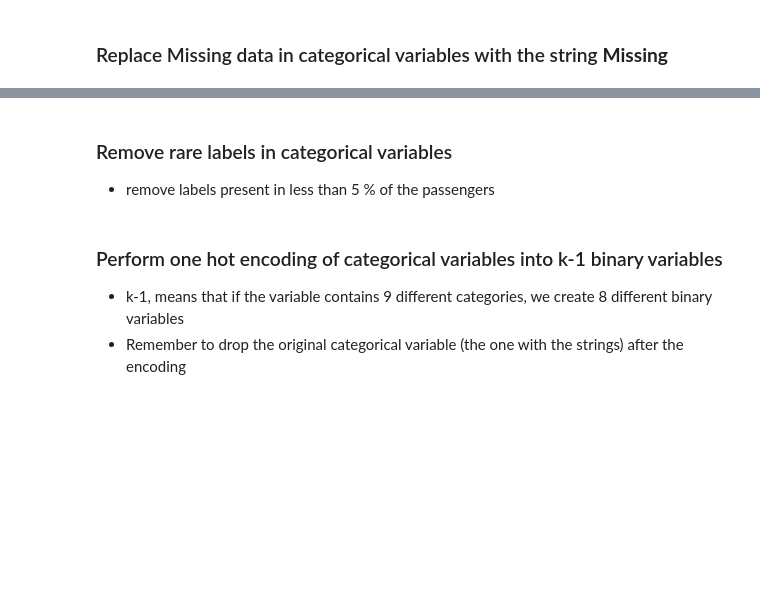
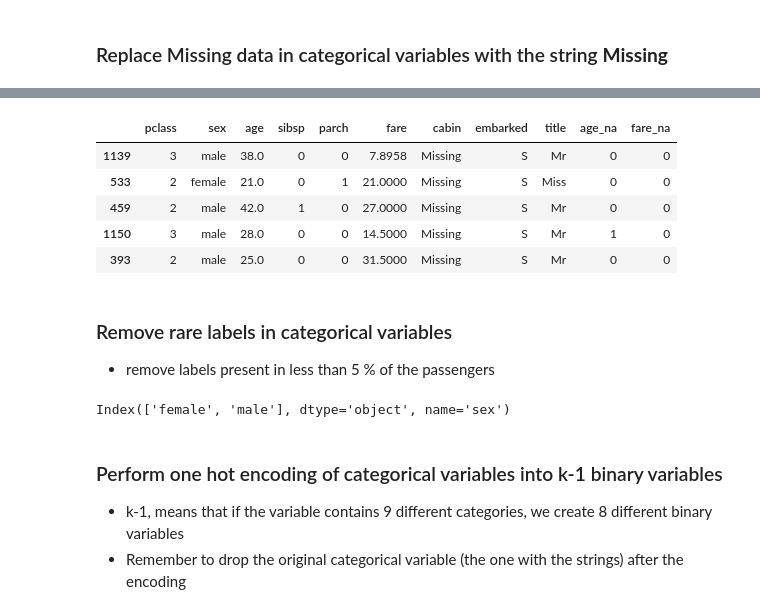
Before and after one commit to lohiermichael/deployment-of-machine-learning-models, a Jupyter notebook: section_2:machine_learning_pipeline-research/assignment/Predicting-Survival-Titanic-Assignement.ipynb, the cells around one changed output, grey strips where cells are left out. Drawn from its saved outputs; the diff is of its cells as text; code cells hidden in the pictures; blank space fills up the shorter version.

```diff
--- a/section_2:machine_learning_pipeline-research/assignment/Predicting-Survival-Titanic-Assignement.ipynb
+++ b/section_2:machine_learning_pipeline-research/assignment/Predicting-Survival-Titanic-Assignement.ipynb
@@ -268,4 +280,18 @@ dtype: int64
+# %%
+X_test.head()
+# %% [output]
+|  | pclass | sex | age | sibsp | parch | fare | cabin | embarked | title | age_na | fare_na |
+| 1139 | 3 | male | 38.0 | 0 | 0 | 7.8958 | Missing | S | Mr | 0 | 0 |
+| 533 | 2 | female | 21.0 | 0 | 1 | 21.0000 | Missing | S | Miss | 0 | 0 |
+| 459 | 2 | male | 42.0 | 1 | 0 | 27.0000 | Missing | S | Mr | 0 | 0 |
+| 1150 | 3 | male | 28.0 | 0 | 0 | 14.5000 | Missing | S | Mr | 1 | 0 |
+| 393 | 2 | male | 25.0 | 0 | 0 | 31.5000 | Missing | S | Mr | 0 | 0 |
 # %% [markdown]
 ### Remove rare labels in categorical variables
 
 - remove labels present in less than 5 % of the passengers
+# %%
+tmp = X_train.groupby('sex').count()/len(X_train)
+tmp[tmp > 0.005].index
+# %% [output]
+Index(['female', 'male'], dtype='object', name='sex')
```
Also changed, not shown: parts of 4 cells of this notebook.
